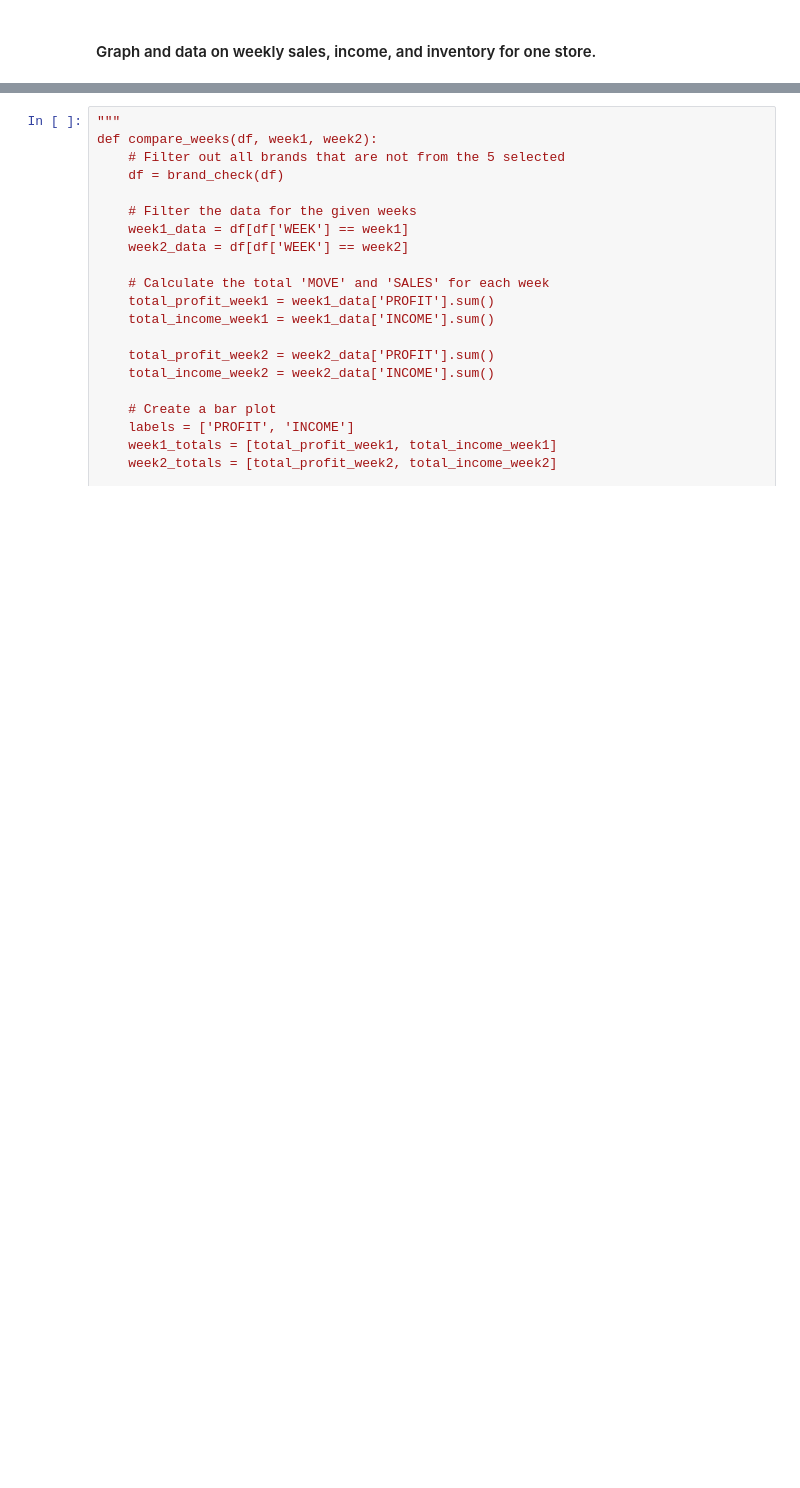
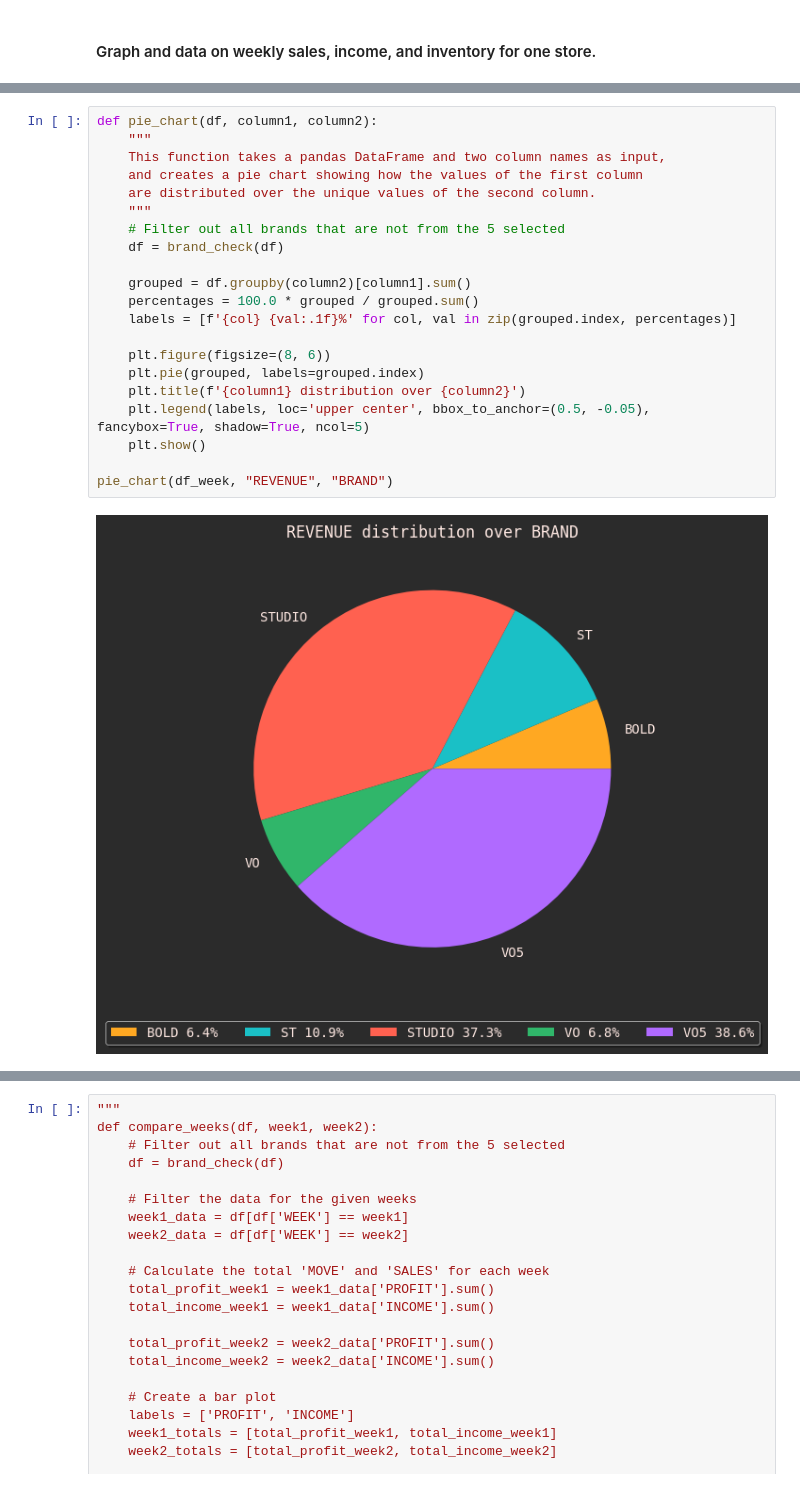
Before and after one commit to HodBuri/UIT-oppgave---SOK1005, a Jupyter notebook: ProjectAssignment/PA3.ipynb, the cells around one changed output, grey strips where cells are left out. Cells and saved outputs as stored; diff of their text form; blank space fills up the shorter version.

```diff
--- a/ProjectAssignment/PA3.ipynb
+++ b/ProjectAssignment/PA3.ipynb
@@ -927 +817,24 @@ display(df_week)
+# %%
+def pie_chart(df, column1, column2):
+    """
+    This function takes a pandas DataFrame and two column names as input,
+    and creates a pie chart showing how the values of the first column
+    are distributed over the unique values of the second column.
+    """
+    # Filter out all brands that are not from the 5 selected
+    df = brand_check(df)
+
+    grouped = df.groupby(column2)[column1].sum()
+    percentages = 100.0 * grouped / grouped.sum()
+    labels = [f'{col} {val:.1f}%' for col, val in zip(grouped.index, percentages)]
+
+    plt.figure(figsize=(8, 6))
+    plt.pie(grouped, labels=grouped.index)
+    plt.title(f'{column1} distribution over {column2}')
+    plt.legend(labels, loc='upper center', bbox_to_anchor=(0.5, -0.05), fancybox=True, shadow=True, ncol=5)
+    plt.show()
+
+pie_chart(df_week, "REVENUE", "BRAND")
+# %% [output]
+[figure, added]
 # %%
```
Also changed, not shown: parts of 29 cells of this notebook.
